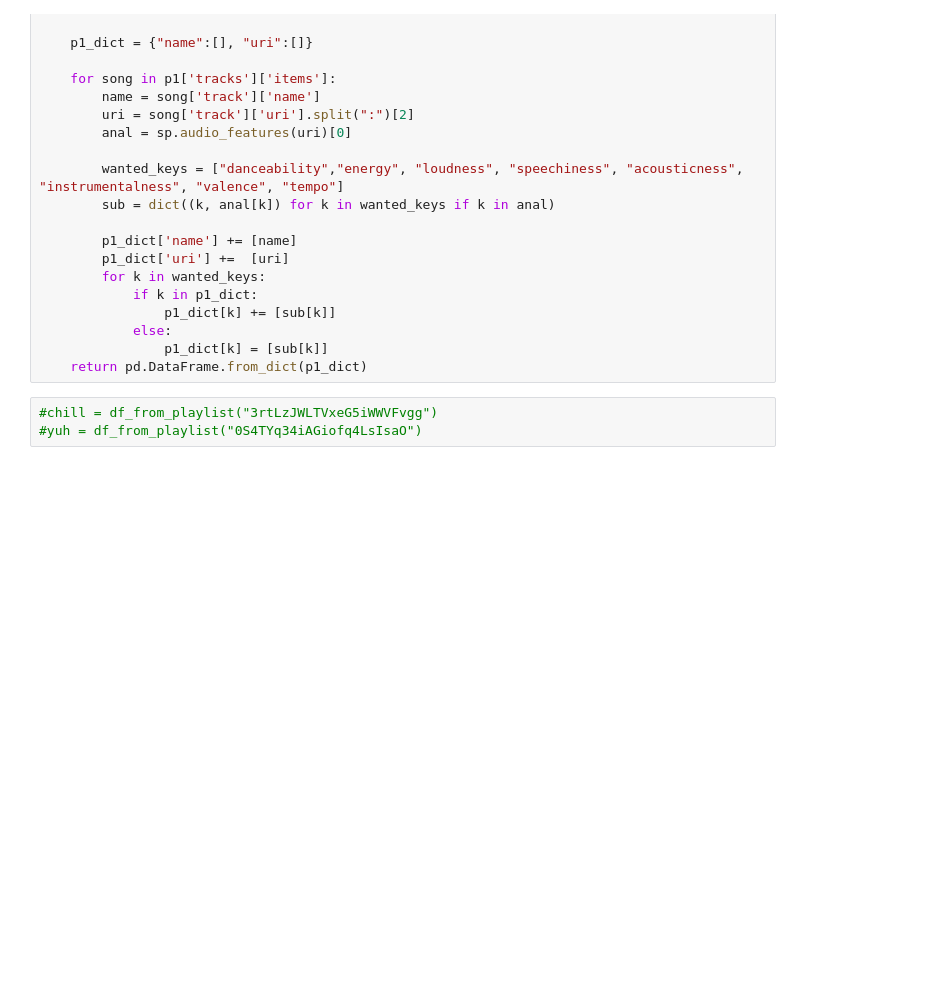
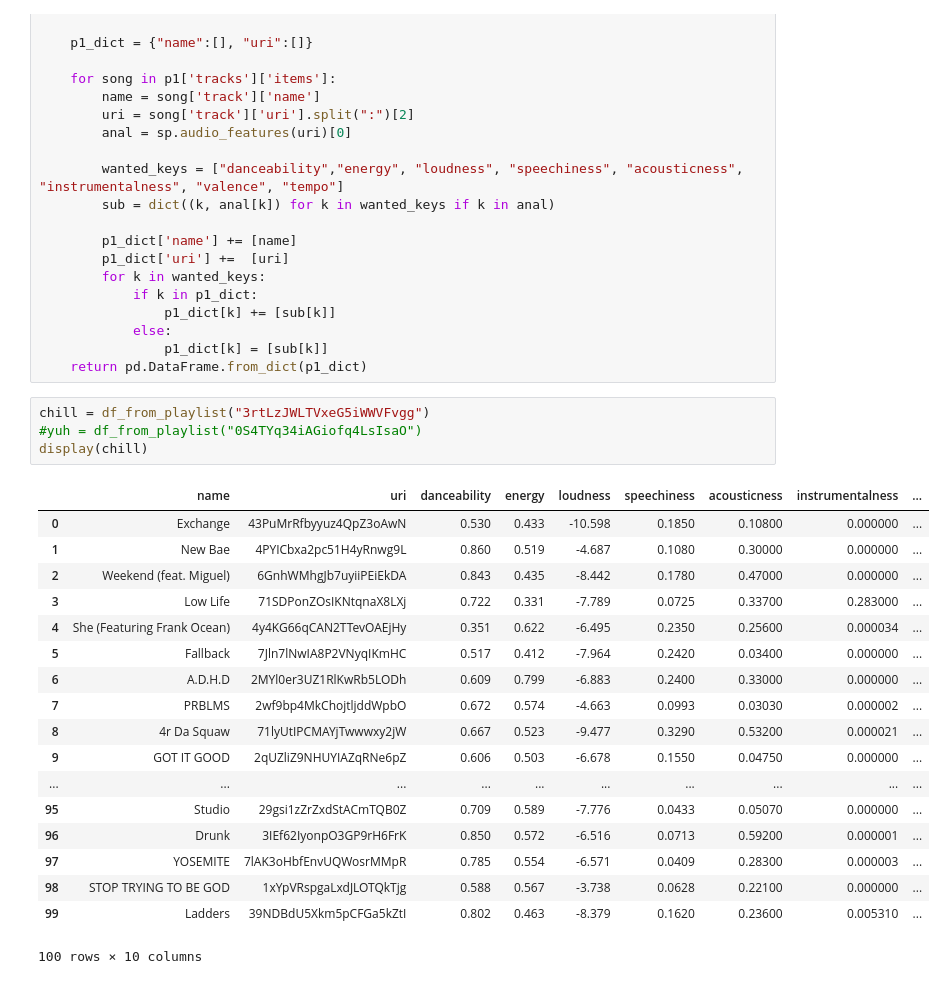
Before and after one commit to aditisundar/datasci_final, a Jupyter notebook: main.ipynb, the cells around one changed output. Cells and saved outputs as stored; diff of their text form; blank space fills up the shorter version.

Commit message:
added sad and chill songs

```diff
--- a/main.ipynb
+++ b/main.ipynb
@@ -61,5 +61,25 @@ def df_from_playlist(uri,user=user_id):
                 p1_dict[k] = [sub[k]]
     return pd.DataFrame.from_dict(p1_dict)
 # %%
-#chill = df_from_playlist("3rtLzJWLTVxeG5iWWVFvgg")
+chill = df_from_playlist("3rtLzJWLTVxeG5iWWVFvgg")
 #yuh = df_from_playlist("0S4TYq34iAGiofq4LsIsaO")
+display(chill)
+# %% [output]
+|  | name | uri | danceability | energy | loudness | speechiness | acousticness | instrumentalness | ... |
+| 0 | Exchange | 43PuMrRfbyyuz4QpZ3oAwN | 0.530 | 0.433 | -10.598 | 0.1850 | 0.10800 | 0.000000 | ... |
+| 1 | New Bae | 4PYICbxa2pc51H4yRnwg9L | 0.860 | 0.519 | -4.687 | 0.1080 | 0.30000 | 0.000000 | ... |
+| 2 | Weekend (feat. Miguel) | 6GnhWMhgJb7uyiiPEiEkDA | 0.843 | 0.435 | -8.442 | 0.1780 | 0.47000 | 0.000000 | ... |
+| 3 | Low Life | 71SDPonZOsIKNtqnaX8LXj | 0.722 | 0.331 | -7.789 | 0.0725 | 0.33700 | 0.283000 | ... |
+| 4 | She (Featuring Frank Ocean) | 4y4KG66qCAN2TTevOAEjHy | 0.351 | 0.622 | -6.495 | 0.2350 | 0.25600 | 0.000034 | ... |
+| 5 | Fallback | 7Jln7lNwIA8P2VNyqIKmHC | 0.517 | 0.412 | -7.964 | 0.2420 | 0.03400 | 0.000000 | ... |
+| 6 | A.D.H.D | 2MYl0er3UZ1RlKwRb5LODh | 0.609 | 0.799 | -6.883 | 0.2400 | 0.33000 | 0.000000 | ... |
+| 7 | PRBLMS | 2wf9bp4MkChojtljddWpbO | 0.672 | 0.574 | -4.663 | 0.0993 | 0.03030 | 0.000002 | ... |
+| 8 | 4r Da Squaw | 71lyUtIPCMAYjTwwwxy2jW | 0.667 | 0.523 | -9.477 | 0.3290 | 0.53200 | 0.000021 | ... |
+| 9 | GOT IT GOOD | 2qUZliZ9NHUYIAZqRNe6pZ | 0.606 | 0.503 | -6.678 | 0.1550 | 0.04750 | 0.000000 | ... |
+| ... | ... | ... | ... | ... | ... | ... | ... | ... | ... |
+| 95 | Studio | 29gsi1zZrZxdStACmTQB0Z | 0.709 | 0.589 | -7.776 | 0.0433 | 0.05070 | 0.000000 | ... |
+| 96 | Drunk | 3IEf62IyonpO3GP9rH6FrK | 0.850 | 0.572 | -6.516 | 0.0713 | 0.59200 | 0.000001 | ... |
+| 97 | YOSEMITE | 7lAK3oHbfEnvUQWosrMMpR | 0.785 | 0.554 | -6.571 | 0.0409 | 0.28300 | 0.000003 | ... |
+| 98 | STOP TRYING TO BE GOD | 1xYpVRspgaLxdJLOTQkTjg | 0.588 | 0.567 | -3.738 | 0.0628 | 0.22100 | 0.000000 | ... |
+| 99 | Ladders | 39NDBdU5Xkm5pCFGa5kZtI | 0.802 | 0.463 | -8.379 | 0.1620 | 0.23600 | 0.005310 | ... |
+100 rows × 10 columns
```
Also changed, not shown: parts of 1 cell of this notebook.
